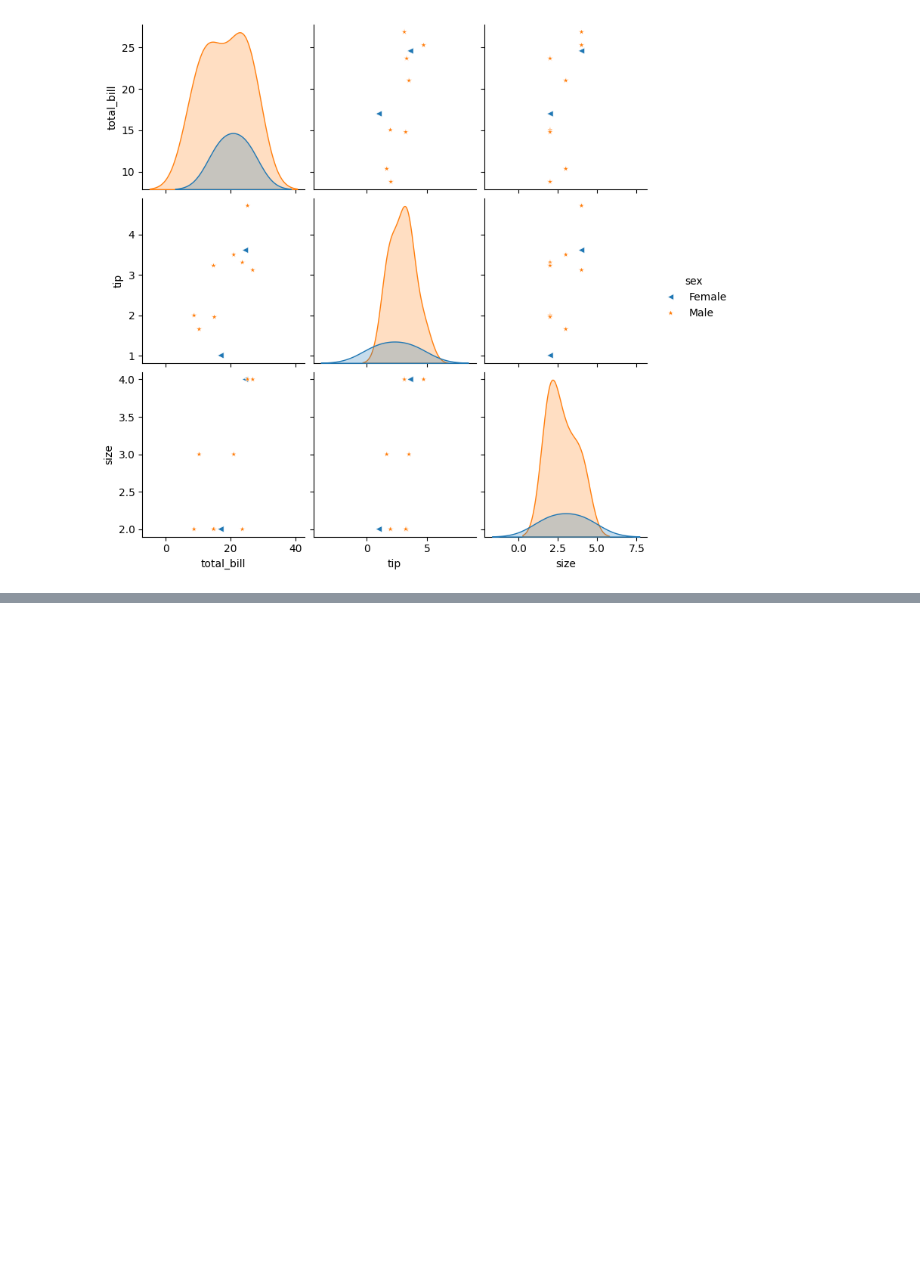
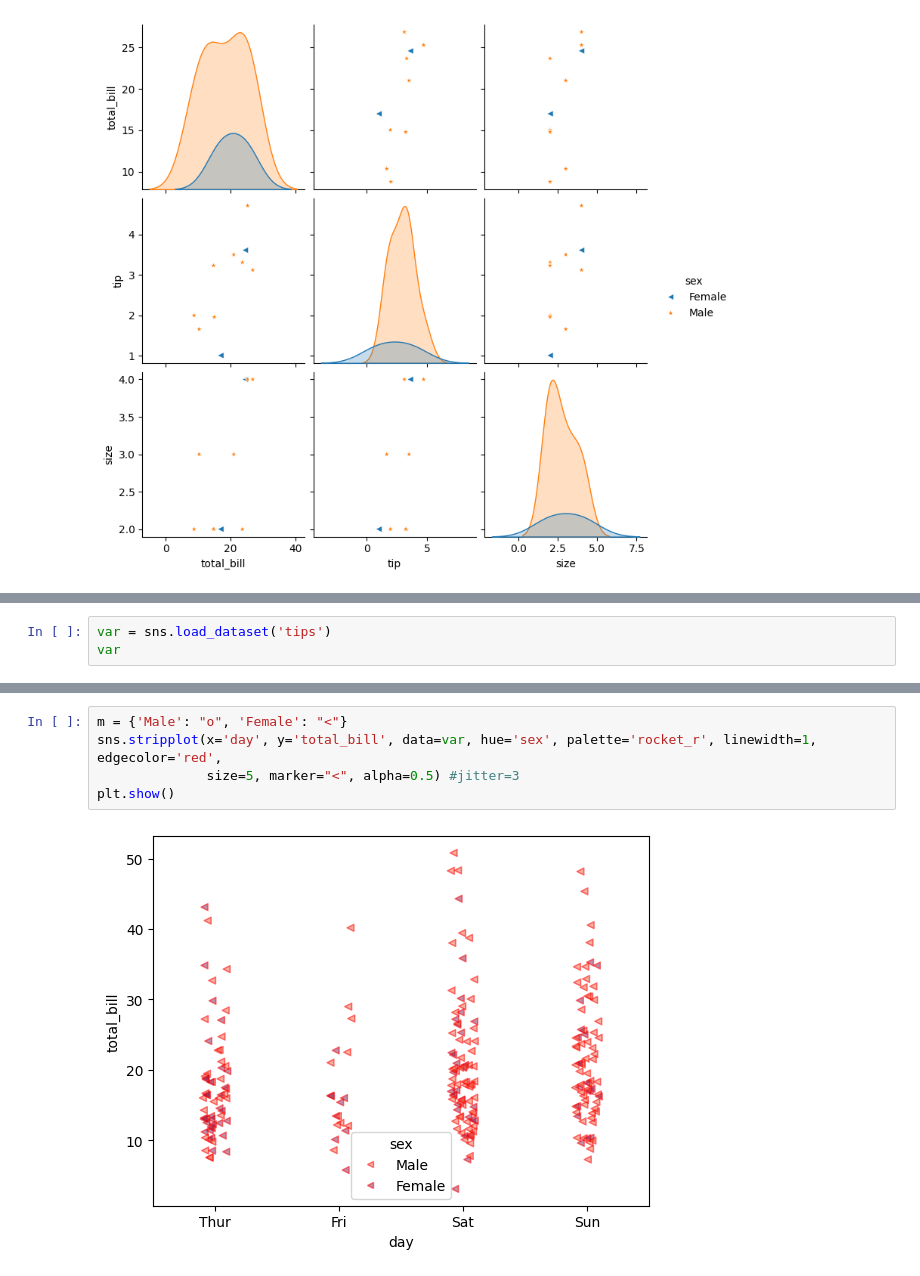
Before and after one commit to Srishti36912/python, a Jupyter notebook: python seaborn online/seaborn.ipynb, the cells around one changed output, grey strips where cells are left out. Cells and saved outputs as stored; diff of their text form; blank space fills up the shorter version.

Commit message:
strip plot in seaborn

```diff
--- a/python seaborn online/seaborn.ipynb
+++ b/python seaborn online/seaborn.ipynb
@@ -351,0 +358,3 @@ plt.show()
+# %%
+var = sns.load_dataset('tips')
+var
@@ -351,0 +375,7 @@ plt.show()
+# %%
+m = {'Male': "o", 'Female': "<"}
+sns.stripplot(x='day', y='total_bill', data=var, hue='sex', palette='rocket_r', linewidth=1, edgecolor='red',
+              size=5, marker="<", alpha=0.5) #jitter=3
+plt.show()
+# %% [output]
+[figure, added]
```
Also changed, not shown: parts of 4 cells of this notebook.
